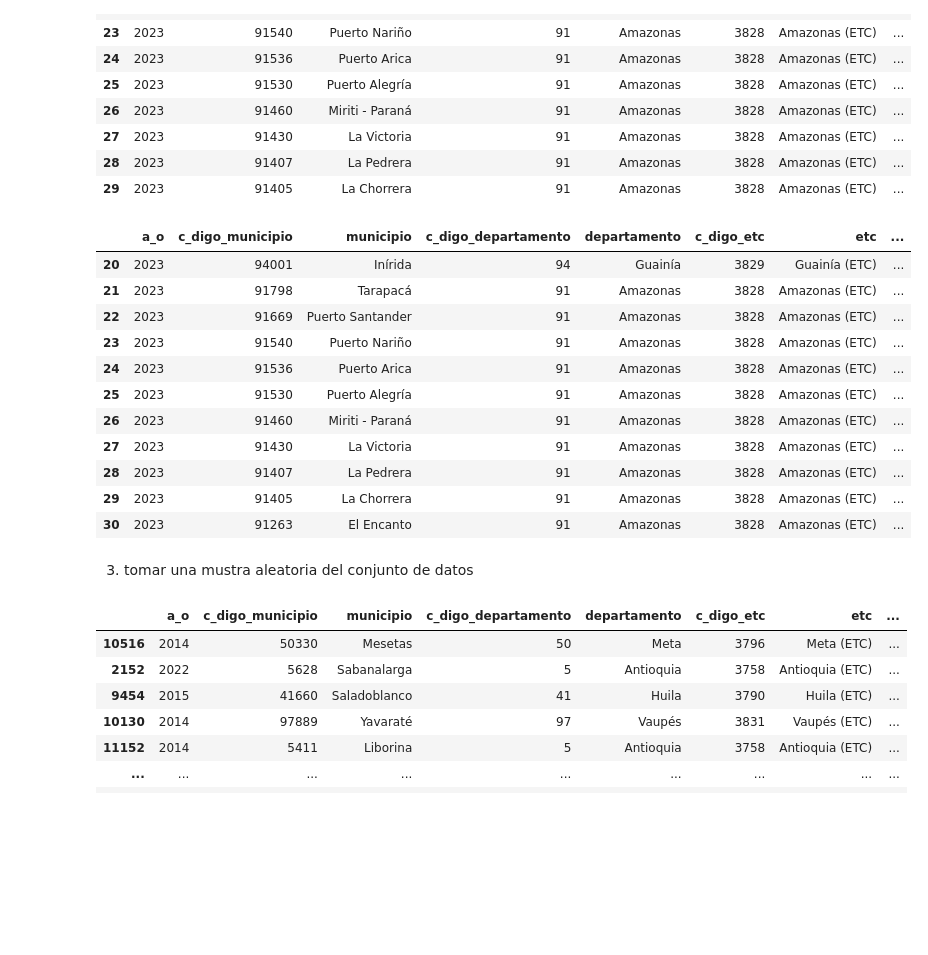
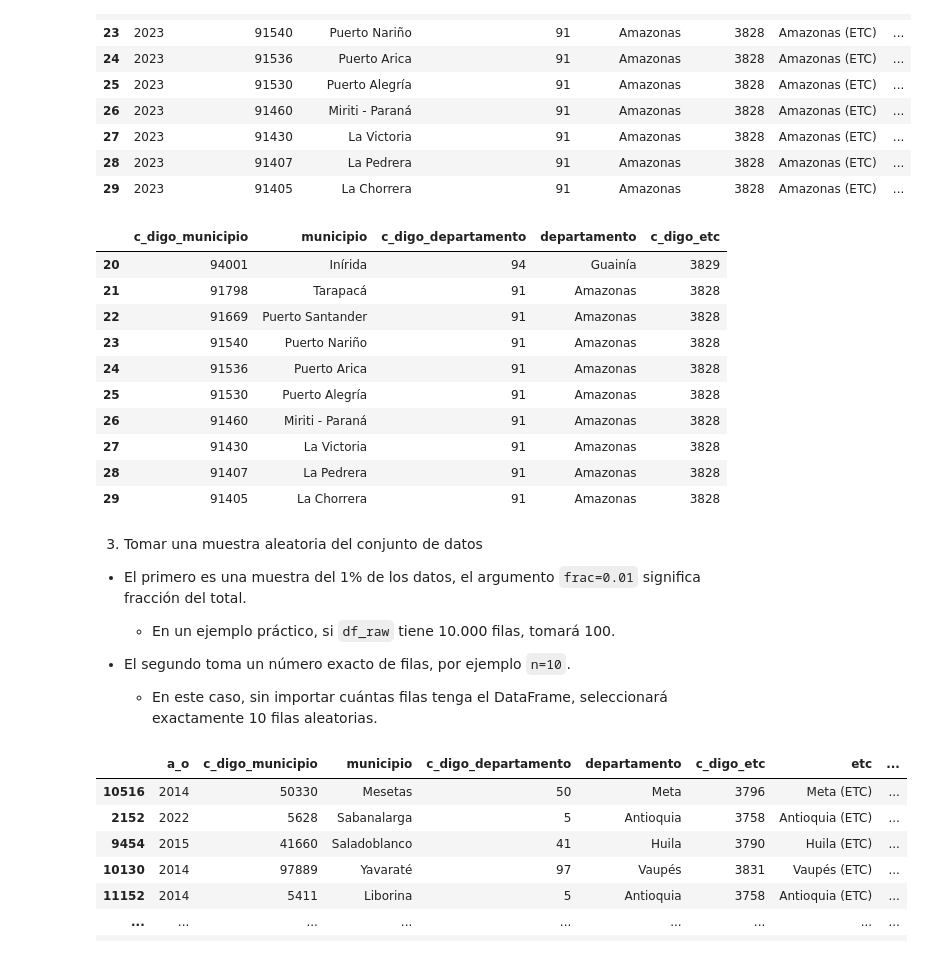
Before and after one commit to jesusreyesa/primer_repo_izainea, a Jupyter notebook: Cuadernos/Modelos_dimensionales.ipynb, the cells around one changed output. Saved outputs shown, nothing was run; the diff lists cells and outputs as text; code cells hidden in the pictures; blank space fills up the shorter version.

Commit message:
Validación_datos_ajuste

```diff
--- a/Cuadernos/Modelos_dimensionales.ipynb
+++ b/Cuadernos/Modelos_dimensionales.ipynb
@@ -167,22 +130,27 @@ df_raw.iloc[20:30] ## Pensar como intervalo semiabierto[20,30)
 | 28 | 2023 | 91407 | La Pedrera | 91 | Amazonas | 3828 | Amazonas (ETC) | ... |
 | 29 | 2023 | 91405 | La Chorrera | 91 | Amazonas | 3828 | Amazonas (ETC) | ... |
 # %%
-df_raw.loc[20:30] ## Pensar como intervalo Cerrado[20,30]
+df_raw.iloc[20:30,1:6]
 # %% [output]
-|  | a_o | c_digo_municipio | municipio | c_digo_departamento | departamento | c_digo_etc | etc | ... |
-| 20 | 2023 | 94001 | Inírida | 94 | Guainía | 3829 | Guainía (ETC) | ... |
-| 21 | 2023 | 91798 | Tarapacá | 91 | Amazonas | 3828 | Amazonas (ETC) | ... |
-| 22 | 2023 | 91669 | Puerto Santander | 91 | Amazonas | 3828 | Amazonas (ETC) | ... |
-| 23 | 2023 | 91540 | Puerto Nariño | 91 | Amazonas | 3828 | Amazonas (ETC) | ... |
-| 24 | 2023 | 91536 | Puerto Arica | 91 | Amazonas | 3828 | Amazonas (ETC) | ... |
-| 25 | 2023 | 91530 | Puerto Alegría | 91 | Amazonas | 3828 | Amazonas (ETC) | ... |
-| 26 | 2023 | 91460 | Miriti - Paraná | 91 | Amazonas | 3828 | Amazonas (ETC) | ... |
-| 27 | 2023 | 91430 | La Victoria | 91 | Amazonas | 3828 | Amazonas (ETC) | ... |
-| 28 | 2023 | 91407 | La Pedrera | 91 | Amazonas | 3828 | Amazonas (ETC) | ... |
-| 29 | 2023 | 91405 | La Chorrera | 91 | Amazonas | 3828 | Amazonas (ETC) | ... |
-| 30 | 2023 | 91263 | El Encanto | 91 | Amazonas | 3828 | Amazonas (ETC) | ... |
+|  | c_digo_municipio | municipio | c_digo_departamento | departamento | c_digo_etc |
+| 20 | 94001 | Inírida | 94 | Guainía | 3829 |
+| 21 | 91798 | Tarapacá | 91 | Amazonas | 3828 |
+| 22 | 91669 | Puerto Santander | 91 | Amazonas | 3828 |
+| 23 | 91540 | Puerto Nariño | 91 | Amazonas | 3828 |
+| 24 | 91536 | Puerto Arica | 91 | Amazonas | 3828 |
+| 25 | 91530 | Puerto Alegría | 91 | Amazonas | 3828 |
+| 26 | 91460 | Miriti - Paraná | 91 | Amazonas | 3828 |
+| 27 | 91430 | La Victoria | 91 | Amazonas | 3828 |
+| 28 | 91407 | La Pedrera | 91 | Amazonas | 3828 |
+| 29 | 91405 | La Chorrera | 91 | Amazonas | 3828 |
 # %% [markdown]
-3. tomar una mustra aleatoria del conjunto de datos
+3. Tomar una muestra aleatoria del conjunto de datos
+
+* El primero es una muestra del 1% de los datos, el argumento `frac=0.01` significa fracción del total.
+  - En un ejemplo práctico, si `df_raw` tiene 10.000 filas, tomará 100.
+
+* El segundo toma un número exacto de filas, por ejemplo `n=10`.
+  - En este caso, sin importar cuántas filas tenga el DataFrame, seleccionará exactamente 10 filas aleatorias.
 # %%
 df_raw.sample(frac=0.1, random_state=123456)
 # %% [output]
```
Also changed, not shown: parts of 60 cells of this notebook, 4 other files.
